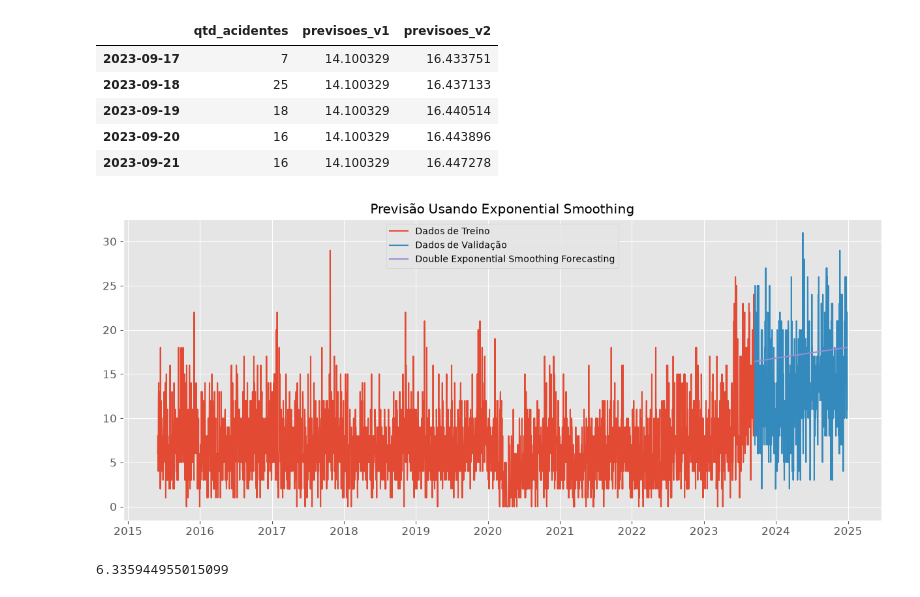
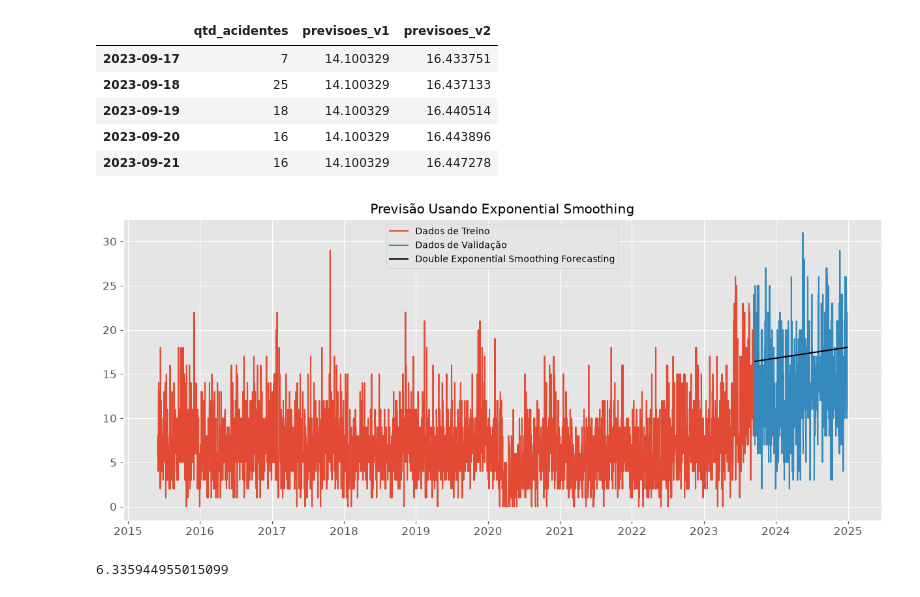
Before and after one commit to lfcalabria/aprendizado, a Jupyter notebook: Códigos/acidentes-predição.ipynb, the cells around one changed output. Saved outputs shown, nothing was run; the diff lists cells and outputs as text; code cells hidden in the pictures.

```diff
--- a/Códigos/acidentes-predição.ipynb
+++ b/Códigos/acidentes-predição.ipynb
@@ -395,14 +395,14 @@ df_valid_cp.head()
 # %%
 # Plot
 figure(figsize = (15, 6))
 plt.title("Previsão Usando Exponential Smoothing")
 plt.plot(df_treino['qtd_acidentes'], label = 'Dados de Treino')
 plt.plot(df_valid_cp['qtd_acidentes'], label = 'Dados de Validação')
-plt.plot(df_valid_cp['previsoes_v2'], label = 'Double Exponential Smoothing Forecasting')
+plt.plot(df_valid_cp['previsoes_v2'], label = 'Double Exponential Smoothing Forecasting',color='black')
 plt.legend(loc = 'best')
 plt.show()
 # %% [output]
-[figure, old version]
+[figure, new version]
 # %%
 # Define valor real e valor previsto
 y_true = df_valid_cp.qtd_acidentes
```
Also changed, not shown: 2 other files.
